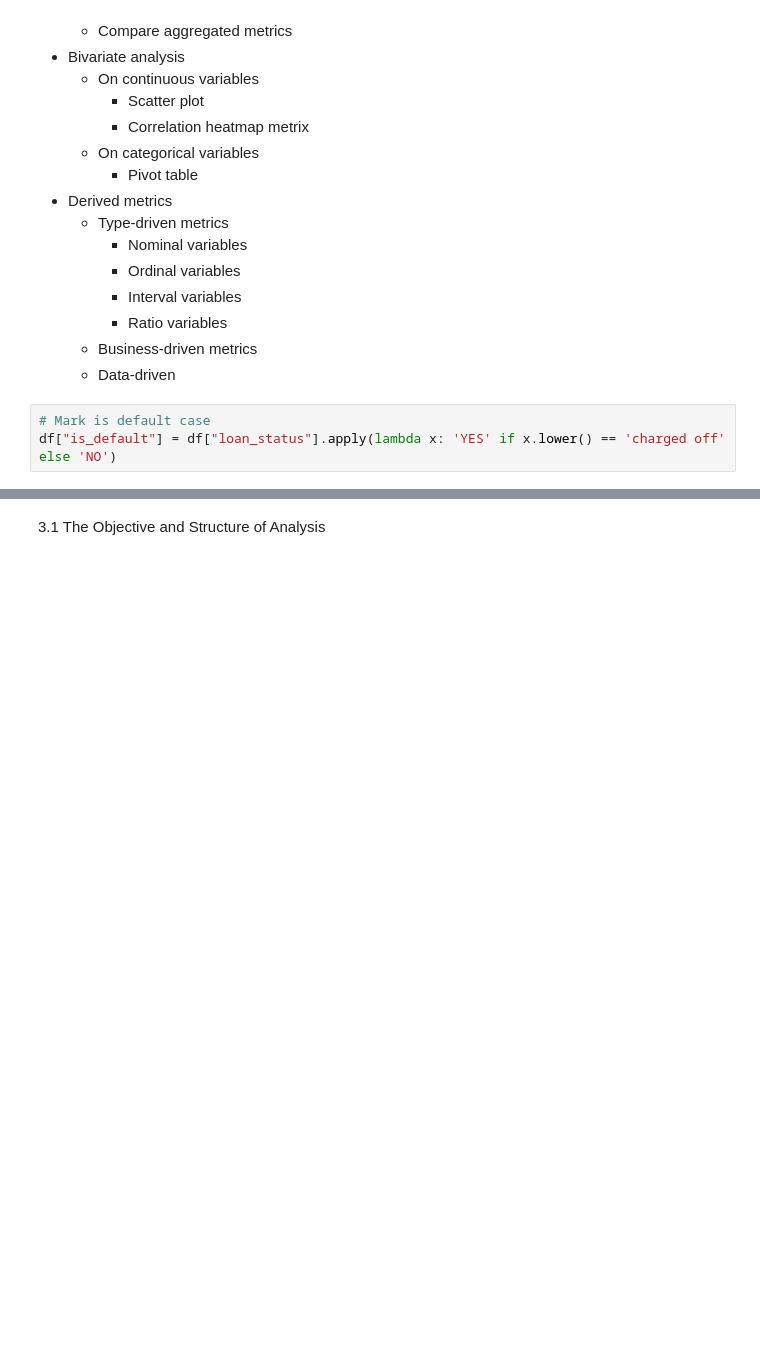
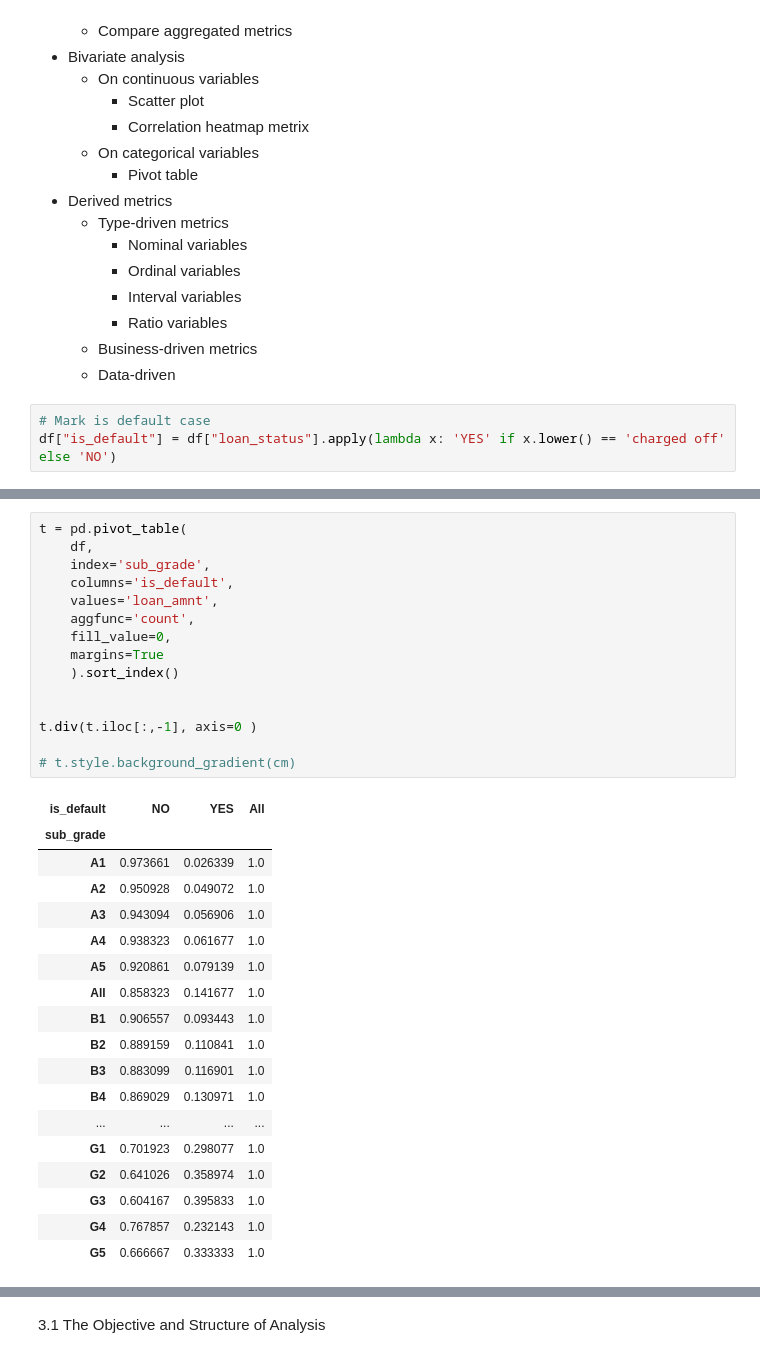
Before and after one commit to irish-luong/LandingClubCaseStudy, a Jupyter notebook: lending_club_case_study.ipynb, the cells around one changed output, grey strips where cells are left out. Cells and saved outputs as stored; diff of their text form; blank space fills up the shorter version.

```diff
--- a/lending_club_case_study.ipynb
+++ b/lending_club_case_study.ipynb
@@ -480,0 +520,34 @@ Name: total_acc, dtype: float64
+# %%
+t = pd.pivot_table(
+    df,
+    index='sub_grade',
+    columns='is_default',
+    values='loan_amnt',
+    aggfunc='count',
+    fill_value=0,
+    margins=True
+    ).sort_index()
+
+
+t.div(t.iloc[:,-1], axis=0 )
+
+# t.style.background_gradient(cm)
+# %% [output]
+| is_default | NO | YES | All |
+| sub_grade |  |  |  |
+| A1 | 0.973661 | 0.026339 | 1.0 |
+| A2 | 0.950928 | 0.049072 | 1.0 |
+| A3 | 0.943094 | 0.056906 | 1.0 |
+| A4 | 0.938323 | 0.061677 | 1.0 |
+| A5 | 0.920861 | 0.079139 | 1.0 |
+| All | 0.858323 | 0.141677 | 1.0 |
+| B1 | 0.906557 | 0.093443 | 1.0 |
+| B2 | 0.889159 | 0.110841 | 1.0 |
+| B3 | 0.883099 | 0.116901 | 1.0 |
+| B4 | 0.869029 | 0.130971 | 1.0 |
+| ... | ... | ... | ... |
+| G1 | 0.701923 | 0.298077 | 1.0 |
+| G2 | 0.641026 | 0.358974 | 1.0 |
+| G3 | 0.604167 | 0.395833 | 1.0 |
+| G4 | 0.767857 | 0.232143 | 1.0 |
+| G5 | 0.666667 | 0.333333 | 1.0 |
```
Also changed, not shown: parts of 9 cells of this notebook.
